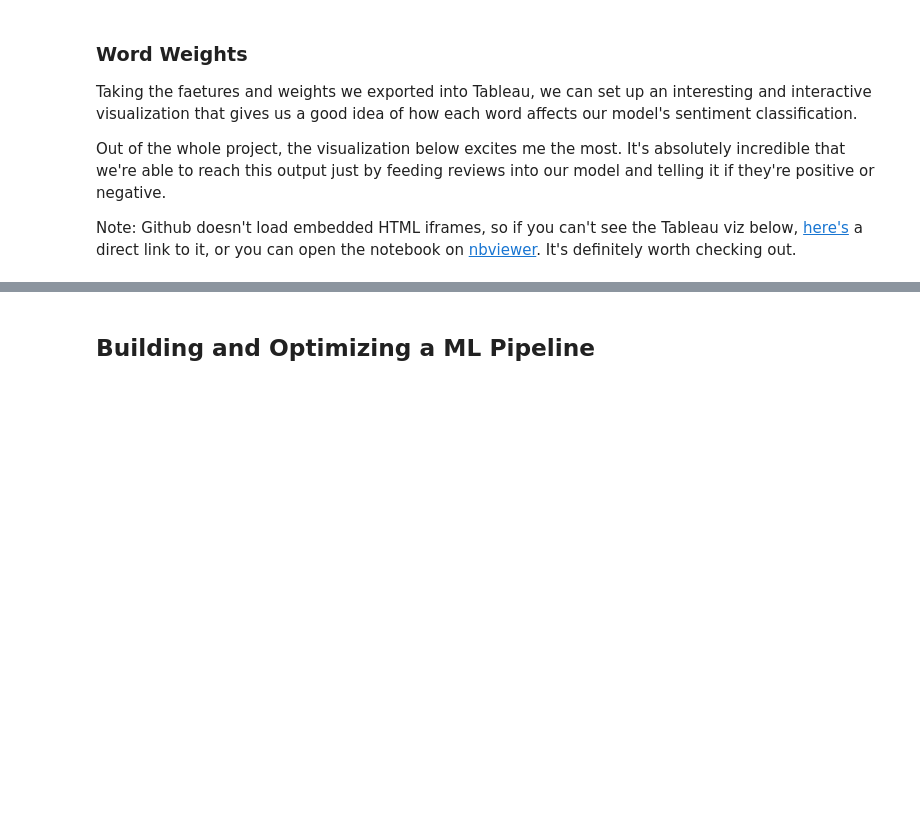
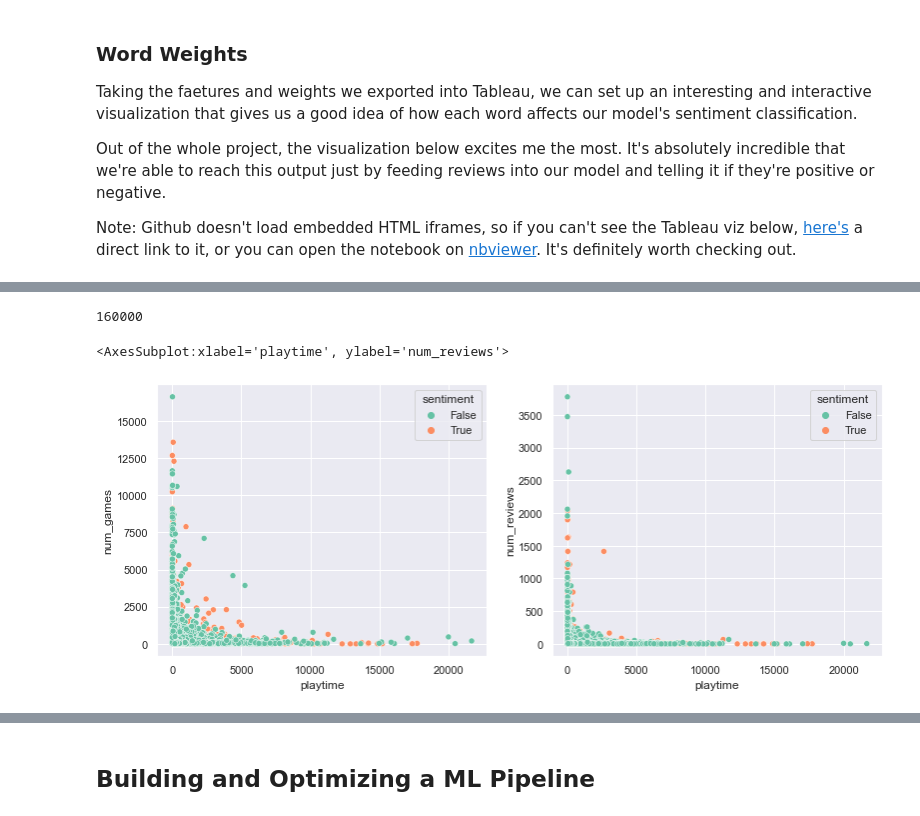
Before and after one commit to KhaledElmorsy/game-review-classifier, a Jupyter notebook: Main.ipynb, the cells around one changed output, grey strips where cells are left out. Cells and saved outputs as stored; diff of their text form; code cells hidden in the pictures; blank space fills up the shorter version.

```diff
--- a/Main.ipynb
+++ b/Main.ipynb
@@ -413,0 +428,6 @@ Note: Github doesn't load embedded HTML iframes, so if you can't see the Tableau
+# %%
+# Import our balanced sample
+df = pd.read_csv(r'data\samples\balanced_sample.csv')
+
+# Look at the general statistics of each variable
+df.describe()
@@ -413,0 +448,19 @@ Note: Github doesn't load embedded HTML iframes, so if you can't see the Tableau
+# %%
+# Impute zeros for null playtime cells
+df.loc[df['playtime'].isna(), 'playtime'] = 0
+print(df['playtime'].count())
+# %% [output]
+160000
+# %%
+import matplotlib.pyplot as plt
+import seaborn as sns
+
+sns.set('notebook')
+
+# Plot playtime versus the number of games and number of reviews
+fig, axes = plt.subplots(1,2, figsize = (13,5))
+sns.scatterplot(data=df, x = 'playtime', y = 'num_games', hue = 'sentiment', palette='Set2',ax = axes[0])
+sns.scatterplot(data=df, x = 'playtime', y = 'num_reviews', hue = 'sentiment', palette = 'Set2', ax = axes[1])
+# %% [output]
+<AxesSubplot:xlabel='playtime', ylabel='num_reviews'>
+[figure, added]
```
Also changed, not shown: parts of 17 cells of this notebook.
